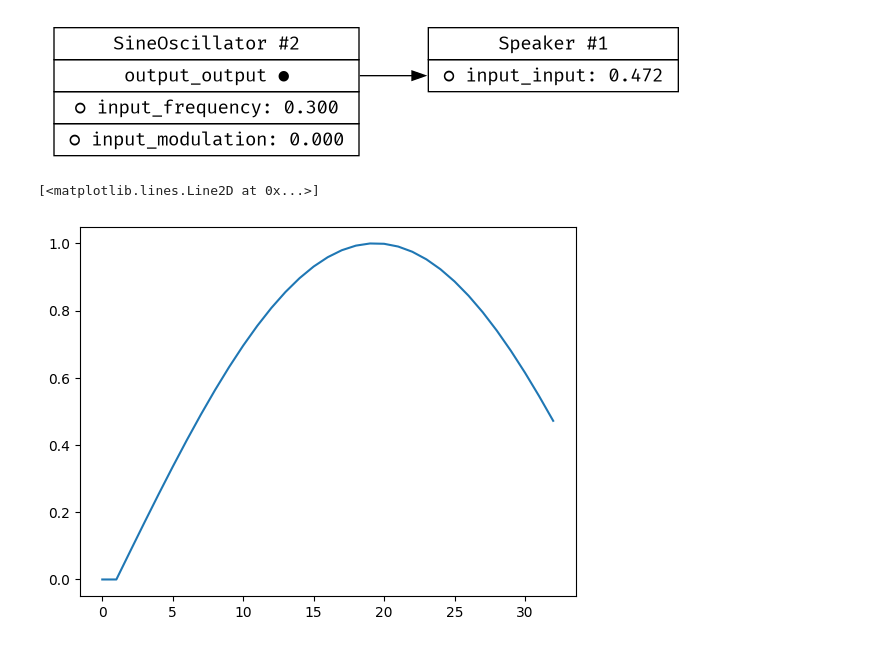
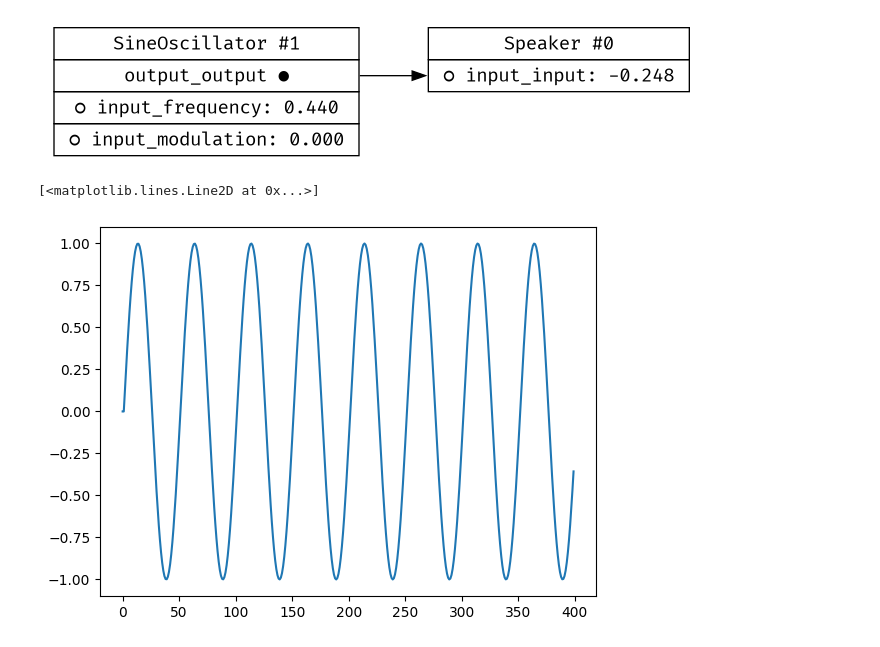
Before and after one commit to Wint3rmute/luthier, a Jupyter notebook: rust.ipynb, the cells around one changed output. Saved outputs shown, nothing was run; the diff lists cells and outputs as text; code cells hidden in the pictures.

```diff
--- a/rust.ipynb
+++ b/rust.ipynb
@@ -21,10 +17,15 @@ from luthier.luthier import DspGraph, SineOscillator
 import matplotlib.pyplot as plt
 from copy import deepcopy
 from IPython.display import Audio, display, Image, HTML
+from luthier import dsp
+SAMPLE_RATE = 22050
 # %%
 graph = DspGraph()
-graph.set_input(2, "input_frequency",0.3)
-result = graph.play(33)
+graph.set_input(1, "input_frequency", 0.440)
+time_start = time.time()
+result = graph.play(SAMPLE_RATE * 1000)
+time_end = time.time()
+print("took", time_end - time_start)
 display(Image(bytes(graph.draw())))
-plt.plot(result)
+plt.plot(result[:400])
 # %% [output]
@@ -31,4 +33,4 @@ plt.plot(result)
-[figure, old version]
+[figure, new version]
-[<matplotlib.lines.Line2D at 0x...>]
+[<matplotlib.lines.Line2D at 0x...>]
-[figure, old version]
+[figure, new version]
 # %%
```
Also changed, not shown: parts of 4 cells of this notebook, 2 other files.
